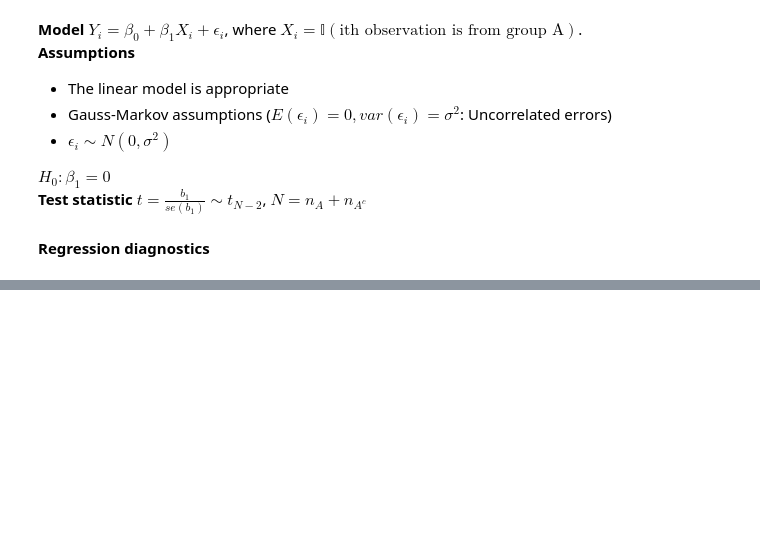
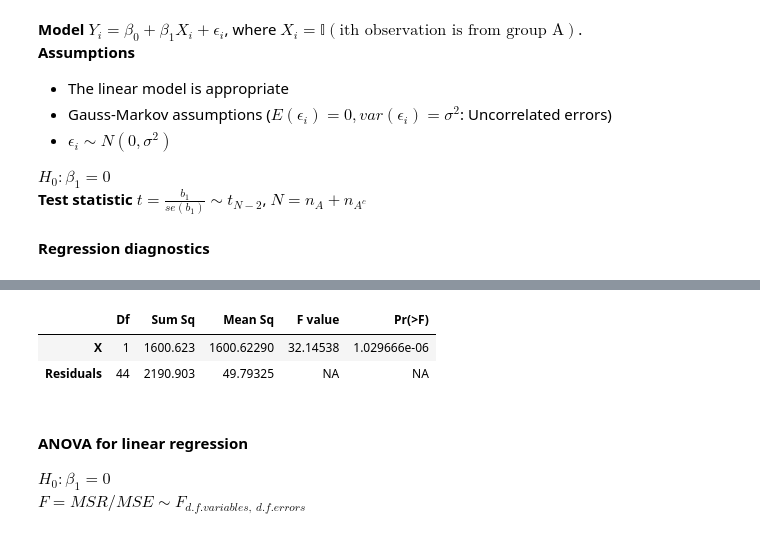
Before and after one commit to lihd1003/19W-Course-Material, a Jupyter notebook: STA303/Case Study Spock Conspiracy Trail.ipynb, the cells around one changed output, grey strips where cells are left out. Cells and saved outputs as stored; diff of their text form; code cells hidden in the pictures; blank space fills up the shorter version.

```diff
--- a/STA303/Case Study Spock Conspiracy Trail.ipynb
+++ b/STA303/Case Study Spock Conspiracy Trail.ipynb
@@ -238,0 +255,10 @@ plot(model)
+# %%
+anova(model)
+# %% [output]
+|  | Df | Sum Sq | Mean Sq | F value | Pr(>F) |
+| X | 1 | 1600.623 | 1600.62290 | 32.14538 | 1.029666e-06 |
+| Residuals | 44 | 2190.903 | 49.79325 | NA | NA |
+# %% [markdown]
+#### ANOVA for linear regression
+$H_0:\beta_1 = 0$ <br>
+$F=MSR/MSE\sim F_{d.f.variables,\: d.f.errors}$
```
Also changed, not shown: parts of 4 cells of this notebook.
